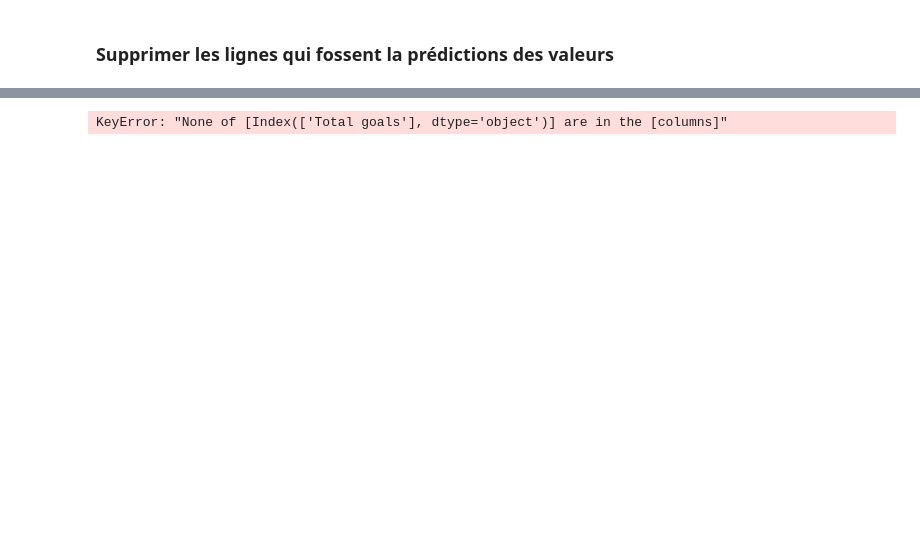
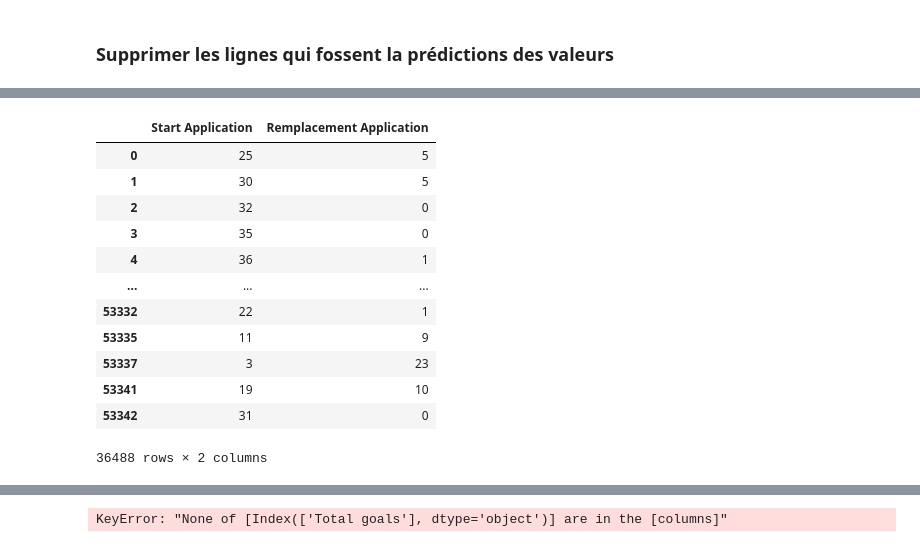
Before and after one commit to lbenyamin/Skoot, a Jupyter notebook: Preprocessing/Preprocessing_Whoscored/Preprocessing_Whoscored_Data.ipynb, the cells around one changed output, grey strips where cells are left out. Drawn from its saved outputs; the diff is of its cells as text; code cells hidden in the pictures; blank space fills up the shorter version.

```diff
--- a/Preprocessing/Preprocessing_Whoscored/Preprocessing_Whoscored_Data.ipynb
+++ b/Preprocessing/Preprocessing_Whoscored/Preprocessing_Whoscored_Data.ipynb
@@ -801,0 +852,16 @@ dtype: int64
+# %%
+df_merged[['Start Application', 'Remplacement Application']]
+# %% [output]
+|  | Start Application | Remplacement Application |
+| 0 | 25 | 5 |
+| 1 | 30 | 5 |
+| 2 | 32 | 0 |
+| 3 | 35 | 0 |
+| 4 | 36 | 1 |
+| ... | ... | ... |
+| 53332 | 22 | 1 |
+| 53335 | 11 | 9 |
+| 53337 | 3 | 23 |
+| 53341 | 19 | 10 |
+| 53342 | 31 | 0 |
+36488 rows × 2 columns
```
Also changed, not shown: parts of 20 cells of this notebook, 17 other files.
